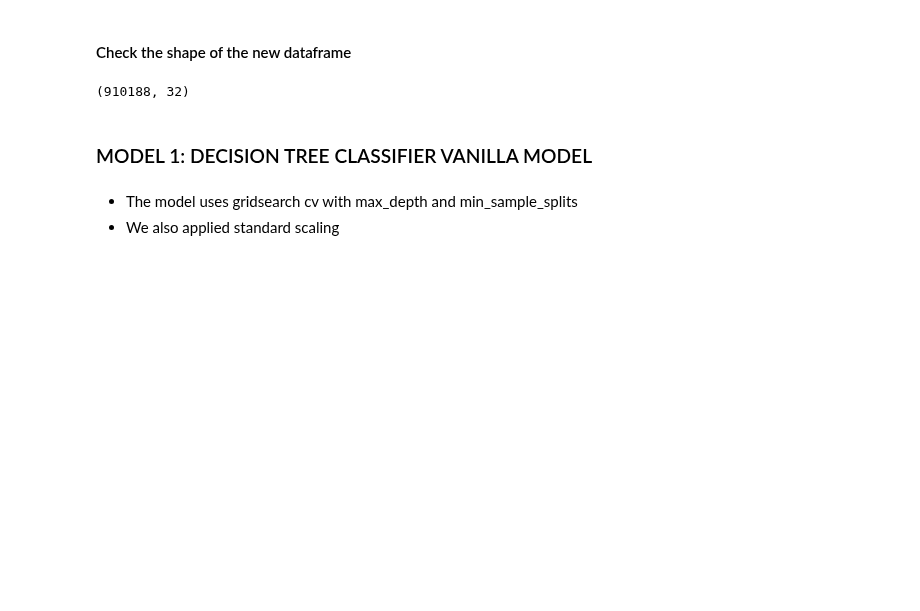
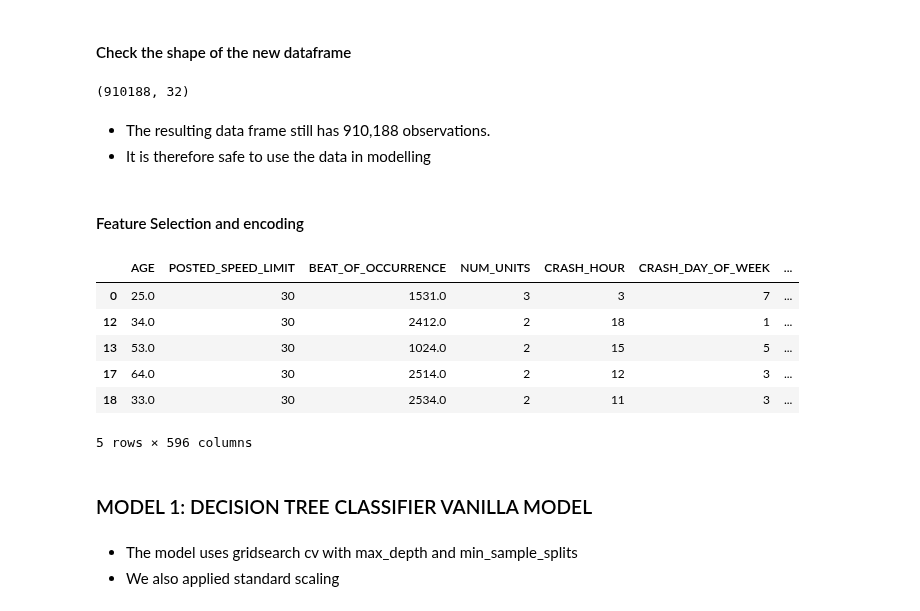
Before and after one commit to Cynthia-Njambi/City-of-Chicago-Traffic-Crashes-Project, a Jupyter notebook: groups/pamela.ipynb, the cells around one changed output. Saved outputs shown, nothing was run; the diff lists cells and outputs as text; code cells hidden in the pictures; blank space fills up the shorter version.

Commit message:
encoding Categorical variables

```diff
--- a/groups/pamela.ipynb
+++ b/groups/pamela.ipynb
@@ -879,8 +879,8 @@ dtype: int64
 Dropping null values
 # %%
 # dropping rows with missing values
-data = large_target_df.dropna()
-data.isna().sum()
+data_df = large_target_df.dropna()
+data_df.isna().sum()
 # %% [output]
 PERSON_TYPE                0
 STATE                      0
@@ -914,3 +922,25 @@ y = joined_df['TARGET']
+# %% [markdown]
+- The resulting data frame still has 910,188 observations.
+- It is therefore safe to use the data in modelling
+# %% [markdown]
+#### Feature Selection and encoding
+# %%
+
+# selecting the predictors and the target variable
+features = data_df.drop(columns=["TARGET"], axis=1)
+y = data_df['TARGET']
+
+# create dummy variables
+X = pd.get_dummies(features)
+X.head()
+# %% [output]
+|  | AGE | POSTED_SPEED_LIMIT | BEAT_OF_OCCURRENCE | NUM_UNITS | CRASH_HOUR | CRASH_DAY_OF_WEEK | ... |
+| 0 | 25.0 | 30 | 1531.0 | 3 | 3 | 7 | ... |
+| 12 | 34.0 | 30 | 2412.0 | 2 | 18 | 1 | ... |
+| 13 | 53.0 | 30 | 1024.0 | 2 | 15 | 5 | ... |
+| 17 | 64.0 | 30 | 2514.0 | 2 | 12 | 3 | ... |
+| 18 | 33.0 | 30 | 2534.0 | 2 | 11 | 3 | ... |
+5 rows × 596 columns
 # %% [markdown]
 ### MODEL 1: DECISION TREE CLASSIFIER VANILLA MODEL
 # %% [markdown]
```
Also changed, not shown: parts of 3 cells of this notebook.
